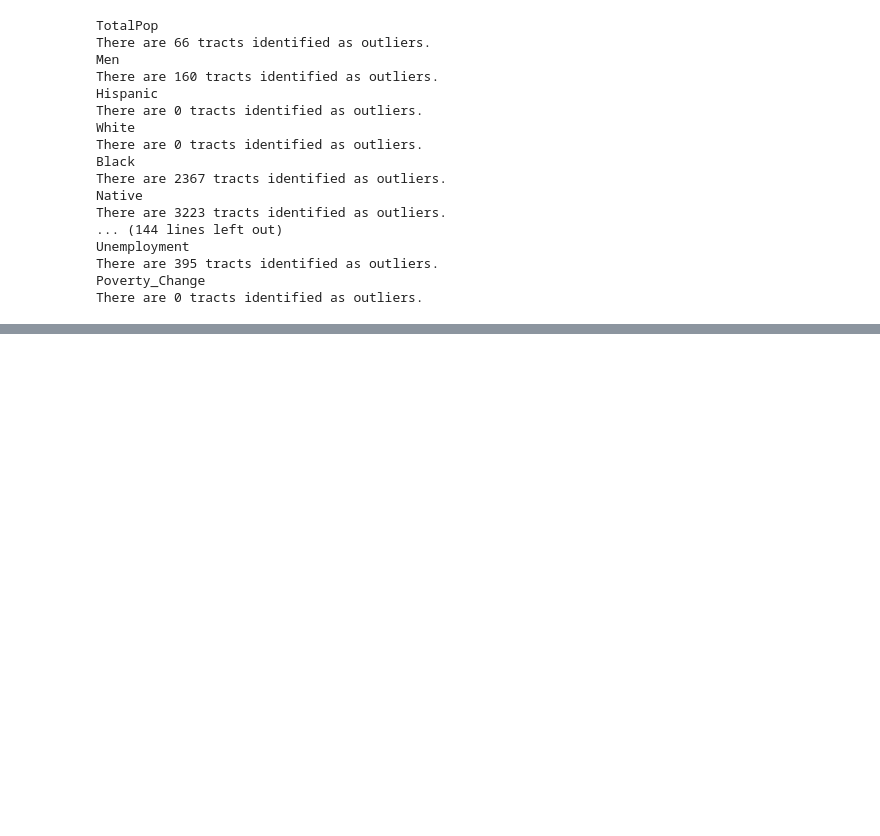
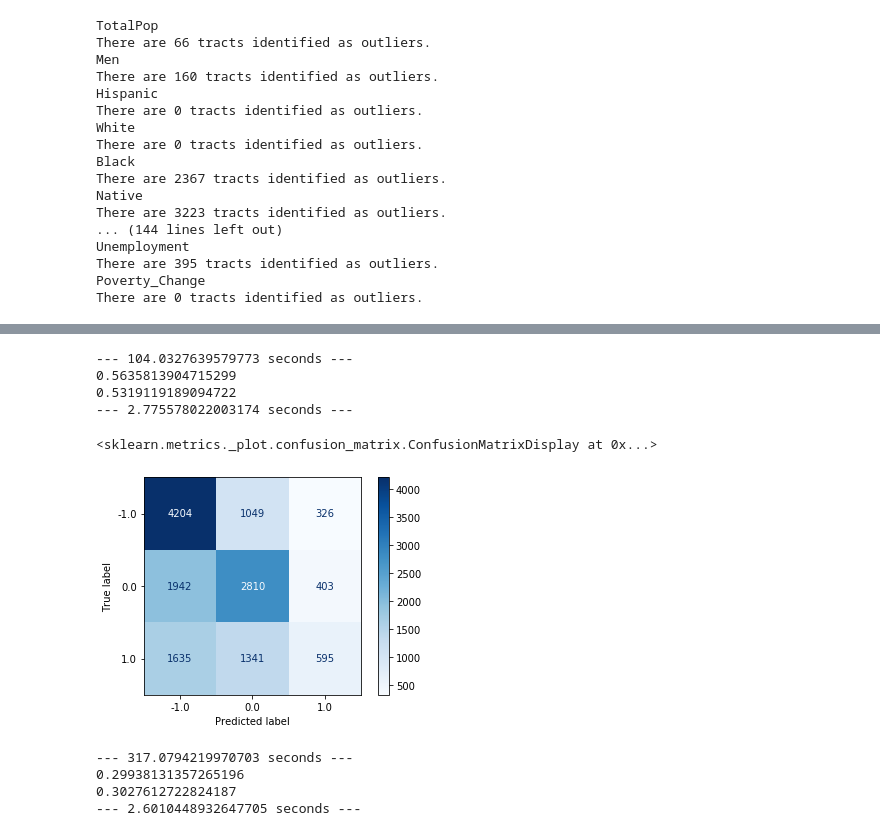
Before and after one commit to nteuthorn/Thinkful-Capstone-2, a Jupyter notebook: Capstone 2.ipynb, the cells around one changed output, grey strips where cells are left out. Cells and saved outputs as stored; diff of their text form; code cells hidden in the pictures; blank space fills up the shorter version.

```diff
--- a/Capstone 2.ipynb
+++ b/Capstone 2.ipynb
@@ -317,33 +424,46 @@ plot_confusion_matrix(grid_smote_saga_ovr2.best_estimator_, X_test_scale, y_test
 # %%
-# start_time = time.time()
+start_time = time.time()
 
-# boost_c = GradientBoostingClassifier(learning_rate=0.1, n_estimators=1000, max_depth=2, subsample=0.5, max_features='sqrt')
+boost_c = GradientBoostingClassifier(learning_rate=0.1, n_estimators=1000, max_depth=2, subsample=0.5, max_features='sqrt')
 
-# boost_c.fit(X_train, y_train)
+boost_c.fit(X_train, y_train)
 
-# print("--- %s seconds ---" % (time.time() - start_time))
+print("--- %s seconds ---" % (time.time() - start_time))
 
-# start_time = time.time()
+start_time = time.time()
 
-# print(boost_c.score(X_train, y_train))
-# print(boost_c.score(X_test, y_test))
+print(boost_c.score(X_train, y_train))
+print(boost_c.score(X_test, y_test))
 
-# print("--- %s seconds ---" % (time.time() - start_time))
+print("--- %s seconds ---" % (time.time() - start_time))
+# %% [output]
+--- 104.0327639579773 seconds ---
+0.5635813904715299
+0.5319119189094722
+--- 2.775578022003174 seconds ---
 # %%
-# plot_confusion_matrix(boost_c, X_test, y_test, cmap='Blues')
+plot_confusion_matrix(boost_c, X_test, y_test, cmap='Blues')
+# %% [output]
+<sklearn.metrics._plot.confusion_matrix.ConfusionMatrixDisplay at 0x...>
+[figure, added]
 # %%
-# start_time = time.time()
+start_time = time.time()
 
-# boost_c_smote = GradientBoostingClassifier(learning_rate=0.1, n_estimators=1000, max_depth=3, max_features='sqrt')
+boost_c_smote = GradientBoostingClassifier(learning_rate=0.1, n_estimators=1000, max_depth=3, max_features='sqrt')
 
-# boost_c_smote.fit(X_train_res, y_train_res)
+boost_c_smote.fit(X_train_res, y_train_res)
 
-# print("--- %s seconds ---" % (time.time() - start_time))
+print("--- %s seconds ---" % (time.time() - start_time))
 
-# start_time = time.time()
+start_time = time.time()
 
-# print(boost_c_smote.score(X_train, y_train))
-# print(boost_c_smote.score(X_test, y_test))
+print(boost_c_smote.score(X_train, y_train))
+print(boost_c_smote.score(X_test, y_test))
 
-# print("--- %s seconds ---" % (time.time() - start_time))
+print("--- %s seconds ---" % (time.time() - start_time))
+# %% [output]
+--- 317.0794219970703 seconds ---
+0.29938131357265196
+0.3027612722824187
+--- 2.6010448932647705 seconds ---
 # %%
```
Also changed, not shown: parts of 43 cells of this notebook, 1 other file.
